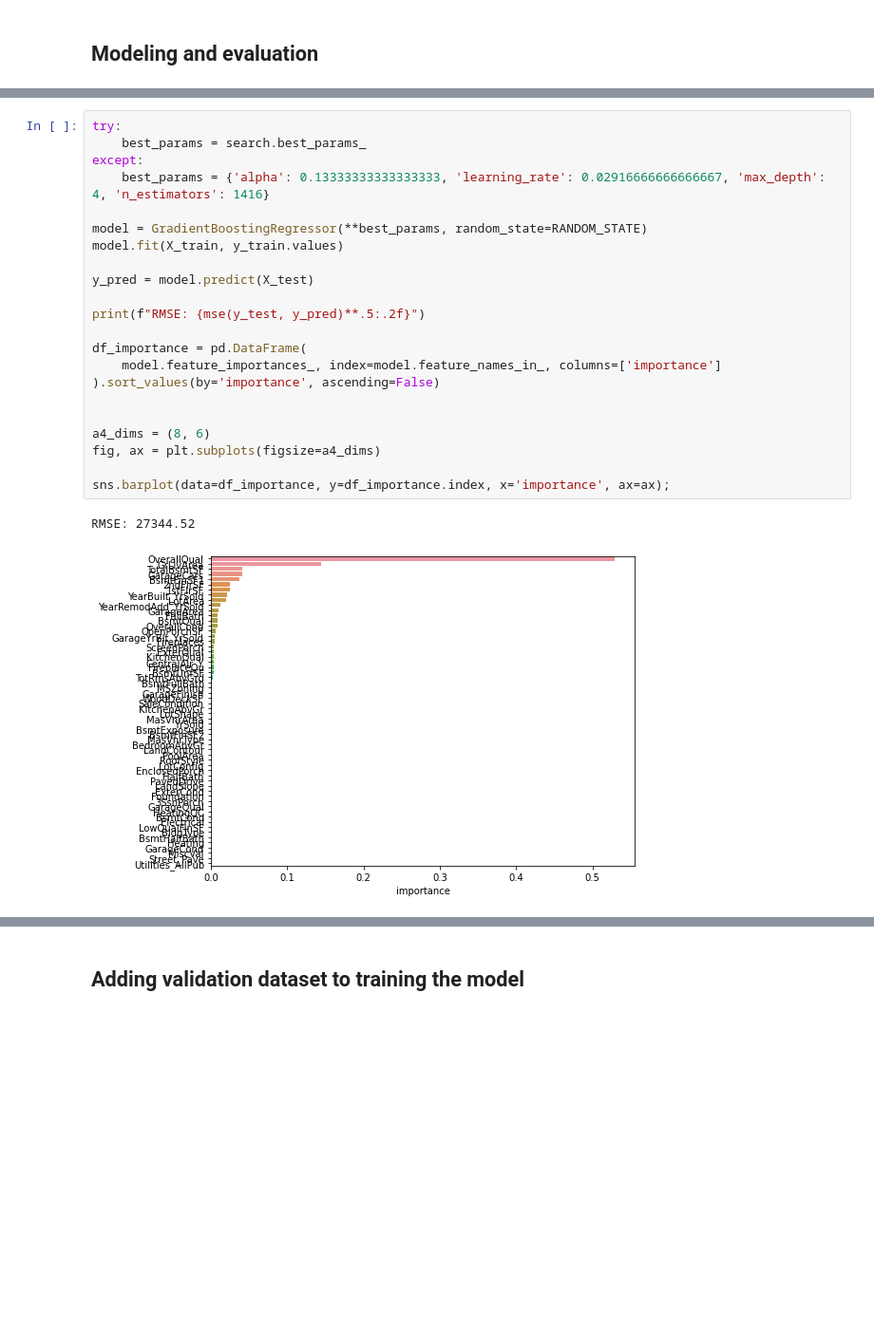
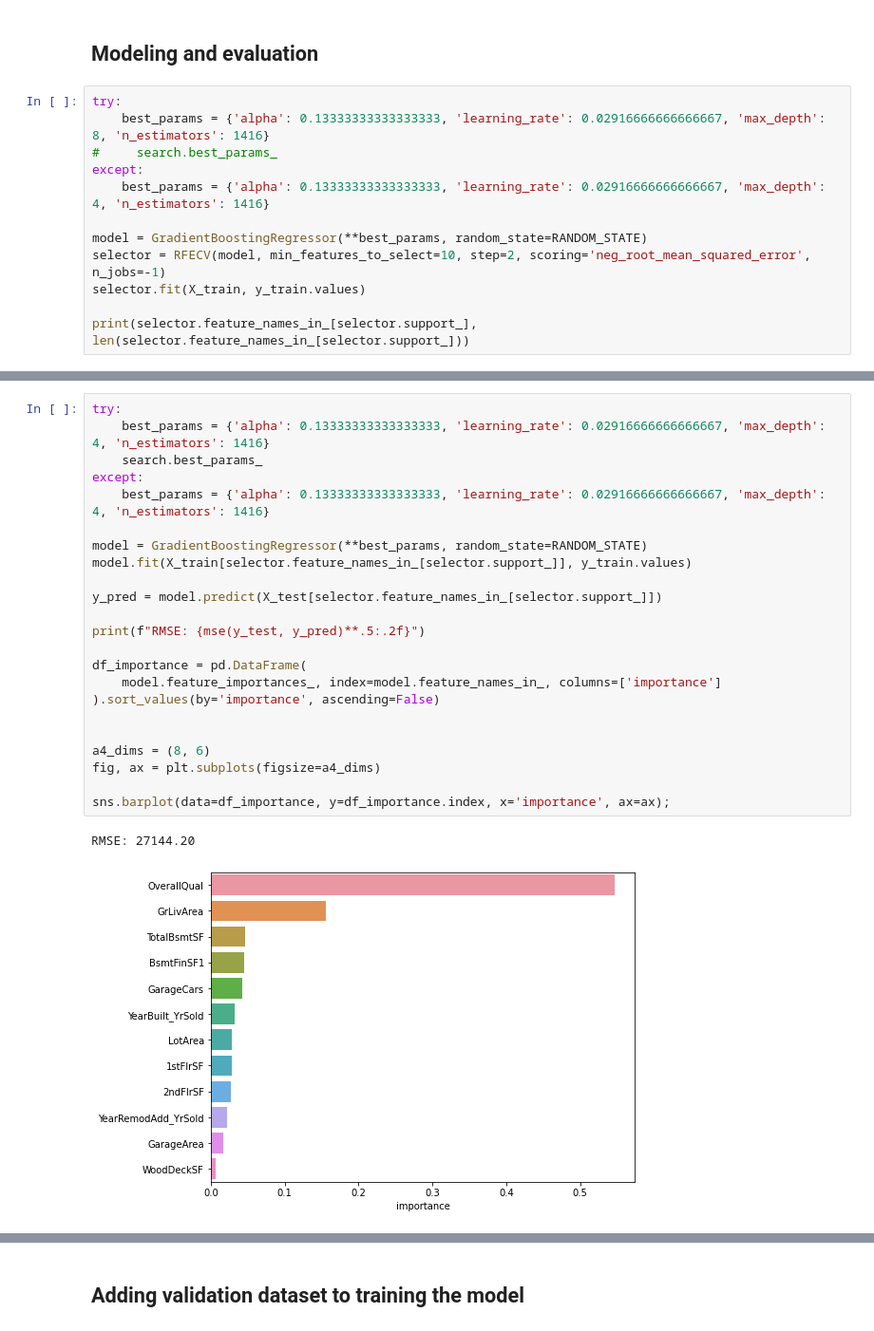
Before and after one commit to guyrux/house_prices_regression, a Jupyter notebook: notebooks/3_modeling_suto.ipynb, the cells around one changed output, grey strips where cells are left out. Shown at 95% size. Saved outputs shown, nothing was run; the diff lists cells and outputs as text; blank space fills up the shorter version.

```diff
--- a/notebooks/3_modeling_suto.ipynb
+++ b/notebooks/3_modeling_suto.ipynb
@@ -1175,2 +1179,14 @@ Grid search's best params: {'alpha': 0.13333333333333333, 'learning_rate': 0.029
 # %% [markdown]
 ## Modeling and evaluation
+# %%
+try:
+    best_params = {'alpha': 0.13333333333333333, 'learning_rate': 0.02916666666666667, 'max_depth': 8, 'n_estimators': 1416}
+#     search.best_params_
+except:
+    best_params = {'alpha': 0.13333333333333333, 'learning_rate': 0.02916666666666667, 'max_depth': 4, 'n_estimators': 1416}
+
+model = GradientBoostingRegressor(**best_params, random_state=RANDOM_STATE)
+selector = RFECV(model, min_features_to_select=10, step=2, scoring='neg_root_mean_squared_error', n_jobs=-1)
+selector.fit(X_train, y_train.values)
+
+print(selector.feature_names_in_[selector.support_], len(selector.feature_names_in_[selector.support_]))
@@ -1177,25 +1213,26 @@ Grid search's best params: {'alpha': 0.13333333333333333, 'learning_rate': 0.029
 # %%
 try:
-    best_params = search.best_params_
+    best_params = {'alpha': 0.13333333333333333, 'learning_rate': 0.02916666666666667, 'max_depth': 4, 'n_estimators': 1416}
+    search.best_params_
 except:
     best_params = {'alpha': 0.13333333333333333, 'learning_rate': 0.02916666666666667, 'max_depth': 4, 'n_estimators': 1416}
 
 model = GradientBoostingRegressor(**best_params, random_state=RANDOM_STATE)
-model.fit(X_train, y_train.values)
+model.fit(X_train[selector.feature_names_in_[selector.support_]], y_train.values)
 
-y_pred = model.predict(X_test)
+y_pred = model.predict(X_test[selector.feature_names_in_[selector.support_]])
 
 print(f"RMSE: {mse(y_test, y_pred)**.5:.2f}")
 
 df_importance = pd.DataFrame(
     model.feature_importances_, index=model.feature_names_in_, columns=['importance']
 ).sort_values(by='importance', ascending=False)
 
 
 a4_dims = (8, 6)
 fig, ax = plt.subplots(figsize=a4_dims)
 
 sns.barplot(data=df_importance, y=df_importance.index, x='importance', ax=ax);
 # %% [output]
-RMSE: 27344.52
+RMSE: 27144.20
-[figure, old version]
+[figure, new version]
```
Also changed, not shown: parts of 9 cells of this notebook, 6 other files.
